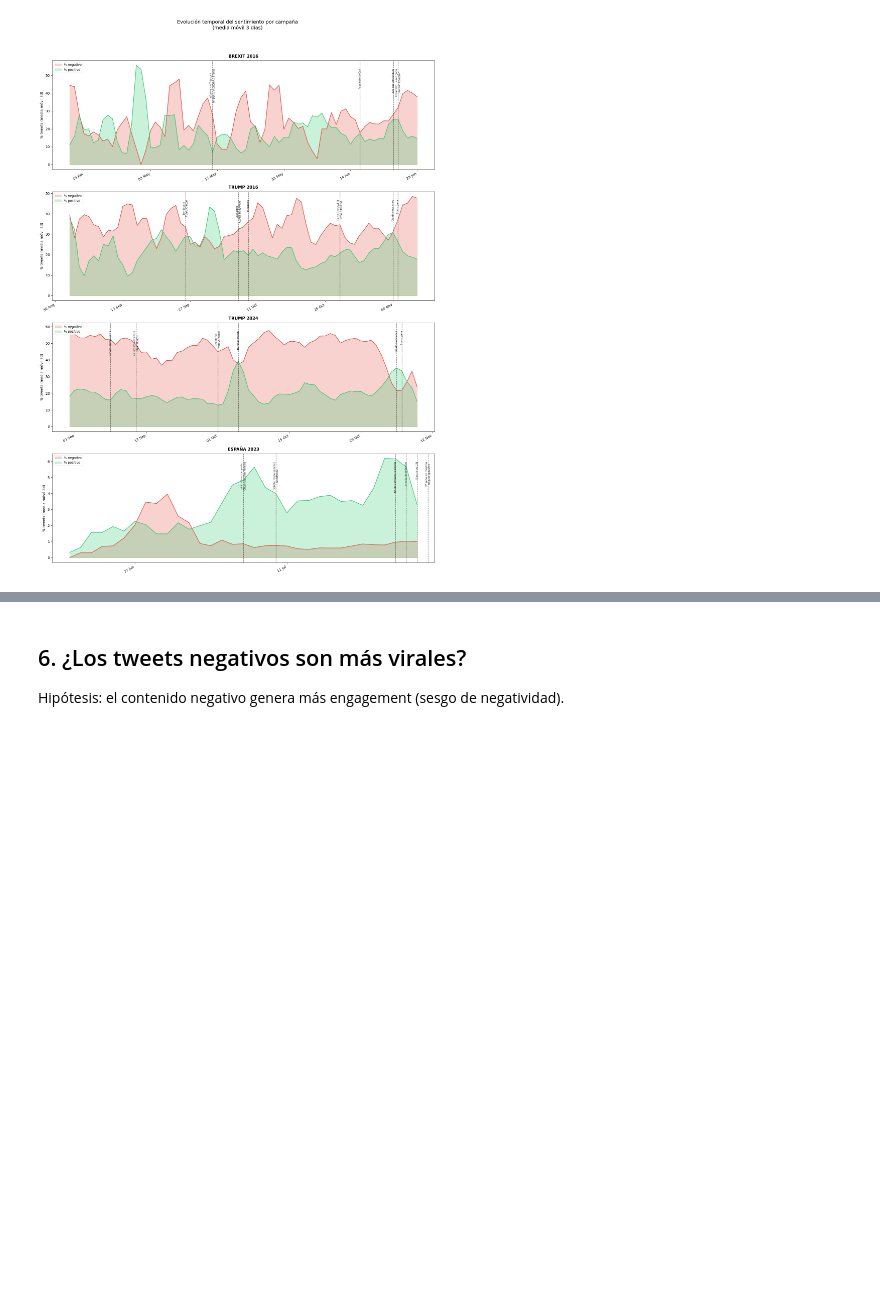
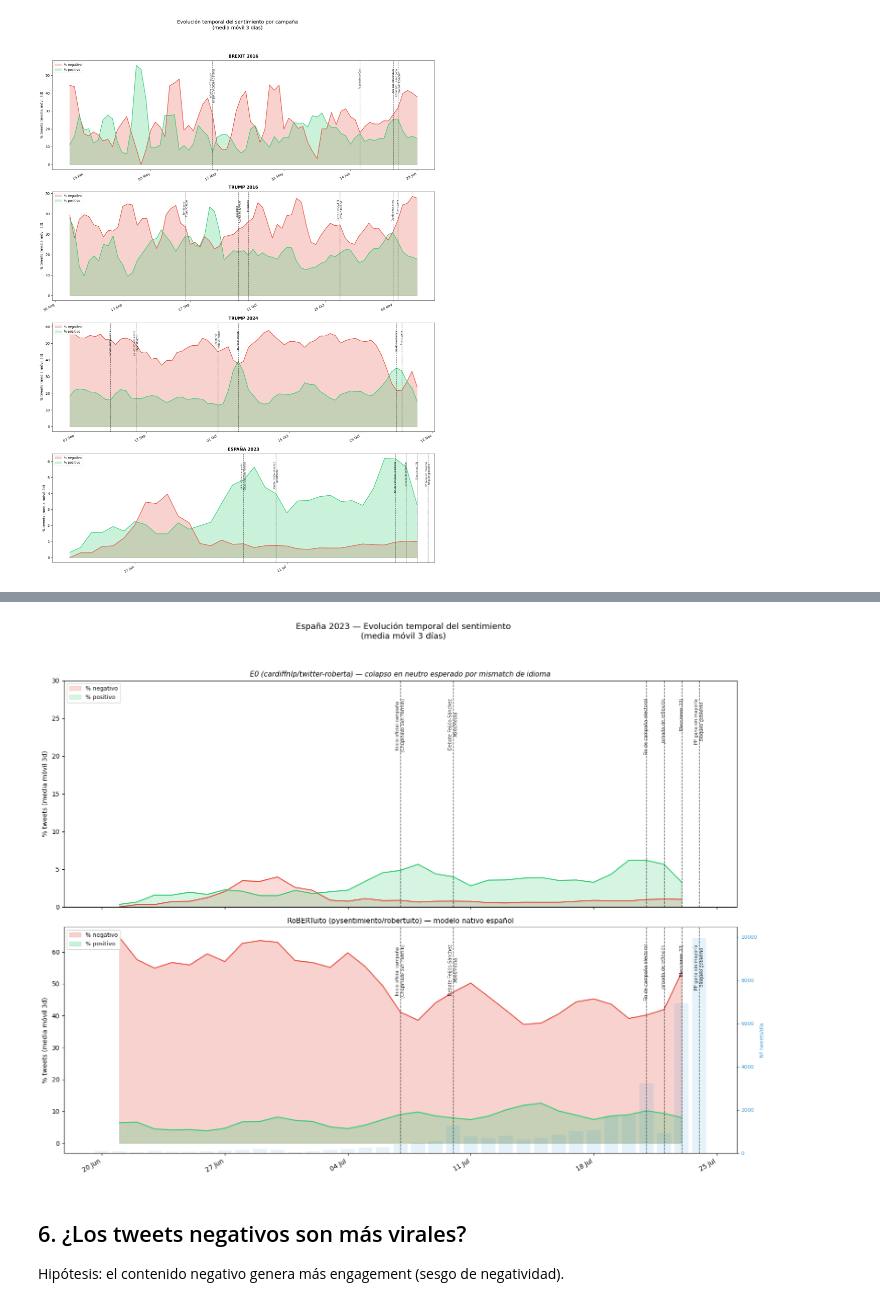
Before and after one commit to jimenami/TFM, a Jupyter notebook: notebooks/03_sentiment_scraped.ipynb, the cells around one changed output, grey strips where cells are left out. Cells and saved outputs as stored; diff of their text form; code cells hidden in the pictures; blank space fills up the shorter version.

```diff
--- a/notebooks/03_sentiment_scraped.ipynb
+++ b/notebooks/03_sentiment_scraped.ipynb
@@ -403,3 +400,67 @@ plt.show()
+# %%
+df_es = dfs['españa_2023'].copy()
+df_es['date'] = pd.to_datetime(df_es['date'])
+
+daily_es = df_es.groupby('date').agg(
+    n=('sentiment', 'count'),
+    # E0
+    pct_neg_e0=('sentiment', lambda x: (x == 'negativo').mean() * 100),
+    pct_pos_e0=('sentiment', lambda x: (x == 'positivo').mean() * 100),
+    # RoBERTuito
+    pct_neg_rob=('sentiment_robertuito', lambda x: (x == 'negativo').mean() * 100),
+    pct_pos_rob=('sentiment_robertuito', lambda x: (x == 'positivo').mean() * 100),
+).reset_index()
+
+for col in ['pct_neg_e0', 'pct_pos_e0', 'pct_neg_rob', 'pct_pos_rob']:
+    daily_es[f'r_{col}'] = daily_es[col].rolling(3, center=True).mean()
+
+fig, (ax1, ax2) = plt.subplots(2, 1, figsize=(16, 12), sharex=True)
+
+# --- E0 (arriba) ---
+ax1.fill_between(daily_es['date'], daily_es['r_pct_neg_e0'], alpha=0.2, color='#e74c3c', label='% negativo')
+ax1.fill_between(daily_es['date'], daily_es['r_pct_pos_e0'], alpha=0.2, color='#2ecc71', label='% positivo')
+ax1.plot(daily_es['date'], daily_es['r_pct_neg_e0'], color='#e74c3c', lw=1.5)
+ax1.plot(daily_es['date'], daily_es['r_pct_pos_e0'], color='#2ecc71', lw=1.5)
+ax1.set_ylabel('% tweets (media móvil 3d)')
+ax1.set_title('E0 (cardiffnlp/twitter-roberta) — colapso en neutro esperado por mismatch de idioma',
+              fontsize=11, style='italic')
+ax1.set_ylim(0, 30)
+ax1.legend(loc='upper left', fontsize=9)
+
+# --- RoBERTuito (abajo) ---
+ax2.fill_between(daily_es['date'], daily_es['r_pct_neg_rob'], alpha=0.25, color='#e74c3c', label='% negativo')
+ax2.fill_between(daily_es['date'], daily_es['r_pct_pos_rob'], alpha=0.25, color='#2ecc71', label='% positivo')
+ax2.plot(daily_es['date'], daily_es['r_pct_neg_rob'], color='#e74c3c', lw=1.5)
+ax2.plot(daily_es['date'], daily_es['r_pct_pos_rob'], color='#2ecc71', lw=1.5)
+ax2.set_ylabel('% tweets (media móvil 3d)')
+ax2.set_title('RoBERTuito (pysentimiento/robertuito) — modelo nativo español', fontsize=11)
+ax2.legend(loc='upper left', fontsize=9)
+ax2.xaxis.set_major_formatter(mdates.DateFormatter('%d %b'))
+ax2.xaxis.set_major_locator(mdates.WeekdayLocator(interval=1))
+plt.setp(ax2.xaxis.get_majorticklabels(), rotation=30, ha='right')
+
+# Eventos en ambos ejes
+for ax in [ax1, ax2]:
+    for event_date, label in KEY_EVENTS['españa_2023']:
+        ed = pd.Timestamp(event_date)
+        if daily_es['date'].min() <= ed <= daily_es['date'].max():
+            ax.axvline(ed, color='black', linestyle='--', lw=1, alpha=0.7)
+            ymax = ax.get_ylim()[1]
+            ax.text(ed, ymax * 0.92, label, fontsize=7, ha='center',
+                    va='top', rotation=90, color='black', alpha=0.8)
+
+# Volumen diario como barras de fondo en ax2
+ax2b = ax2.twinx()
+ax2b.bar(daily_es['date'], daily_es['n'], color='#3498db', alpha=0.12, width=0.8)
+ax2b.set_ylabel('Nº tweets/día', color='#3498db', fontsize=8)
+ax2b.tick_params(axis='y', labelcolor='#3498db', labelsize=8)
+
+plt.suptitle('España 2023 — Evolución temporal del sentimiento\n(media móvil 3 días)', fontsize=13, y=1.01)
+plt.tight_layout(rect=[0, 0, 1, 0.98])
+plt.savefig('figures/03_espana_timeline_dual.png', dpi=150, bbox_inches='tight')
+plt.show()
+# %% [output]
+[figure, added]
 # %% [markdown]
 ## 6. ¿Los tweets negativos son más virales?
 
```
Also changed, not shown: parts of 3 cells of this notebook, 12 other files.
